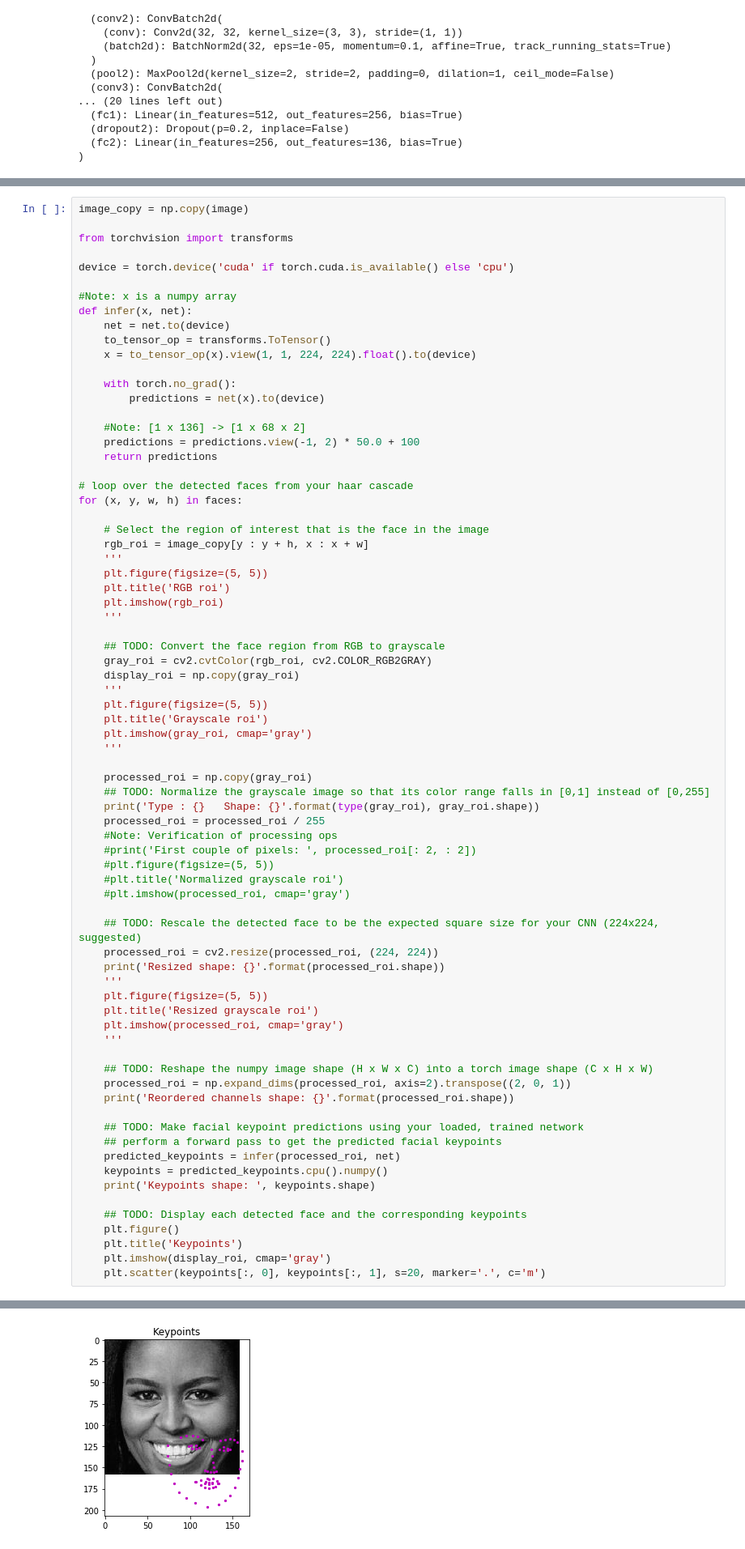
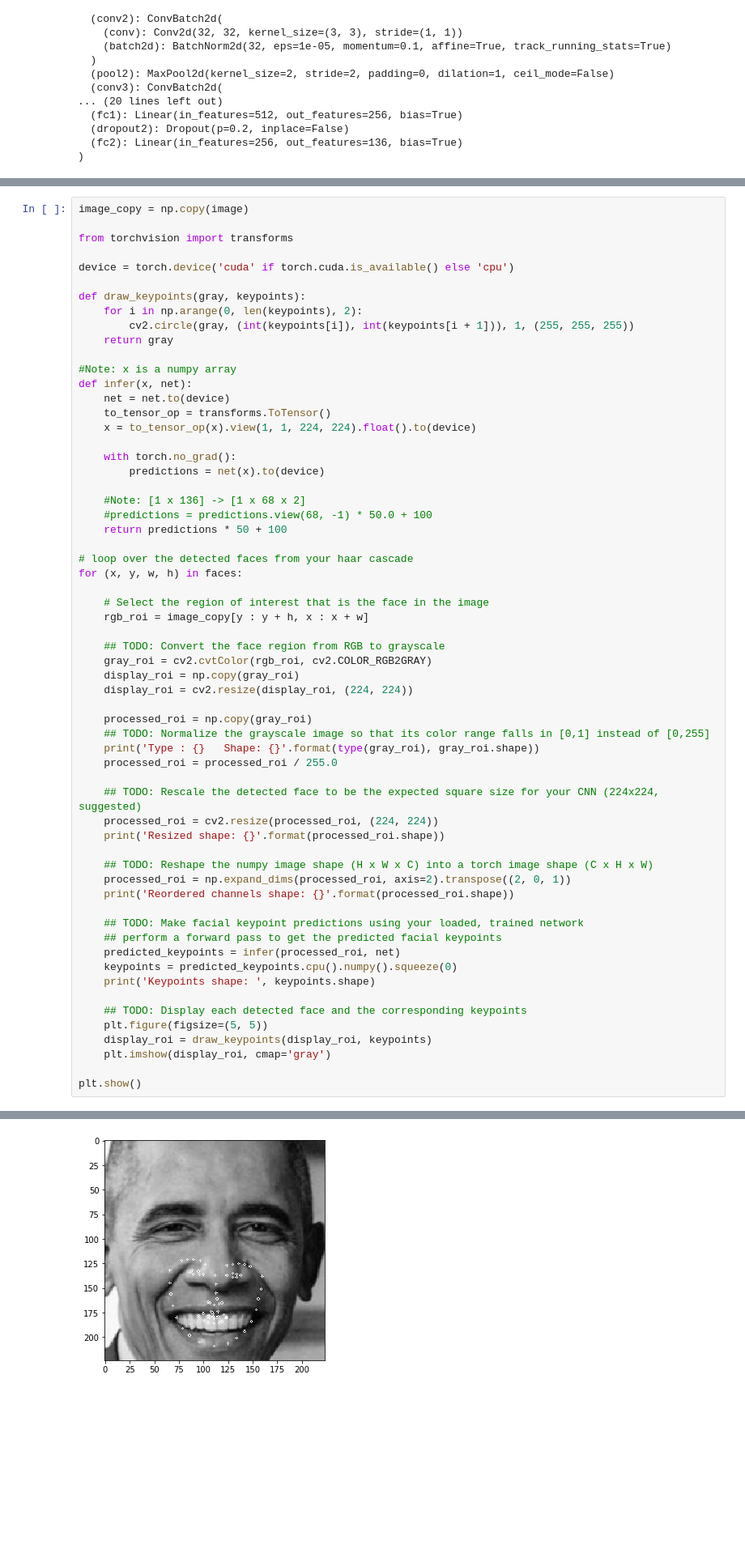
Before and after one commit to filipgrigorov/P1_Facial_Keypoints-1, a Jupyter notebook: 3. Facial Keypoint Detection, Complete Pipeline.ipynb, the cells around one changed output, grey strips where cells are left out. Shown at 81% size. Drawn from its saved outputs; the diff is of its cells as text; blank space fills up the shorter version.

Commit message:
WIP: Still trying the display (not working for now)

```diff
--- a/3. Facial Keypoint Detection, Complete Pipeline.ipynb
+++ b/3. Facial Keypoint Detection, Complete Pipeline.ipynb
@@ -150,6 +150,11 @@ image_copy = np.copy(image)
 from torchvision import transforms
 
 device = torch.device('cuda' if torch.cuda.is_available() else 'cpu')
+
+def draw_keypoints(gray, keypoints):
+    for i in np.arange(0, len(keypoints), 2):
+        cv2.circle(gray, (int(keypoints[i]), int(keypoints[i + 1])), 1, (255, 255, 255))
+    return gray
 
 #Note: x is a numpy array
 def infer(x, net):
@@ -161,47 +166,28 @@ def infer(x, net):
         predictions = net(x).to(device)
 
     #Note: [1 x 136] -> [1 x 68 x 2]
-    predictions = predictions.view(-1, 2) * 50.0 + 100
-    return predictions
+    #predictions = predictions.view(68, -1) * 50.0 + 100
+    return predictions * 50 + 100
 
 # loop over the detected faces from your haar cascade
 for (x, y, w, h) in faces:
 
     # Select the region of interest that is the face in the image
     rgb_roi = image_copy[y : y + h, x : x + w]
-    '''
-    plt.figure(figsize=(5, 5))
-    plt.title('RGB roi')
-    plt.imshow(rgb_roi)
-    '''
 
     ## TODO: Convert the face region from RGB to grayscale
     gray_roi = cv2.cvtColor(rgb_roi, cv2.COLOR_RGB2GRAY)
     display_roi = np.copy(gray_roi)
-    '''
-    plt.figure(figsize=(5, 5))
-    plt.title('Grayscale roi')
-    plt.imshow(gray_roi, cmap='gray')
-    '''
+    display_roi = cv2.resize(display_roi, (224, 224))
 
     processed_roi = np.copy(gray_roi)
     ## TODO: Normalize the grayscale image so that its color range falls in [0,1] instead of [0,255]
     print('Type : {}   Shape: {}'.format(type(gray_roi), gray_roi.shape))
-    processed_roi = processed_roi / 255
-    #Note: Verification of processing ops
-    #print('First couple of pixels: ', processed_roi[: 2, : 2])
-    #plt.figure(figsize=(5, 5))
-    #plt.title('Normalized grayscale roi')
-    #plt.imshow(processed_roi, cmap='gray')
+    processed_roi = processed_roi / 255.0
 
     ## TODO: Rescale the detected face to be the expected square size for your CNN (224x224, suggested)
     processed_roi = cv2.resize(processed_roi, (224, 224))
     print('Resized shape: {}'.format(processed_roi.shape))
-    '''
-    plt.figure(figsize=(5, 5))
-    plt.title('Resized grayscale roi')
-    plt.imshow(processed_roi, cmap='gray')
-    '''
 
     ## TODO: Reshape the numpy image shape (H x W x C) into a torch image shape (C x H x W)
     processed_roi = np.expand_dims(processed_roi, axis=2).transpose((2, 0, 1))
@@ -210,12 +196,13 @@ for (x, y, w, h) in faces:
     ## TODO: Make facial keypoint predictions using your loaded, trained network
     ## perform a forward pass to get the predicted facial keypoints
     predicted_keypoints = infer(processed_roi, net)
-    keypoints = predicted_keypoints.cpu().numpy()
+    keypoints = predicted_keypoints.cpu().numpy().squeeze(0)
     print('Keypoints shape: ', keypoints.shape)
 
     ## TODO: Display each detected face and the corresponding keypoints
-    plt.figure()
-    plt.title('Keypoints')
+    plt.figure(figsize=(5, 5))
+    display_roi = draw_keypoints(display_roi, keypoints)
     plt.imshow(display_roi, cmap='gray')
-    plt.scatter(keypoints[:, 0], keypoints[:, 1], s=20, marker='.', c='m')
+
+plt.show()
 # %% [output]
@@ -230 +217 @@ Keypoints shape:  (68, 2)
-[figure, old version]
+[figure, new version]
```
Also changed, not shown: parts of 1 cell of this notebook.
